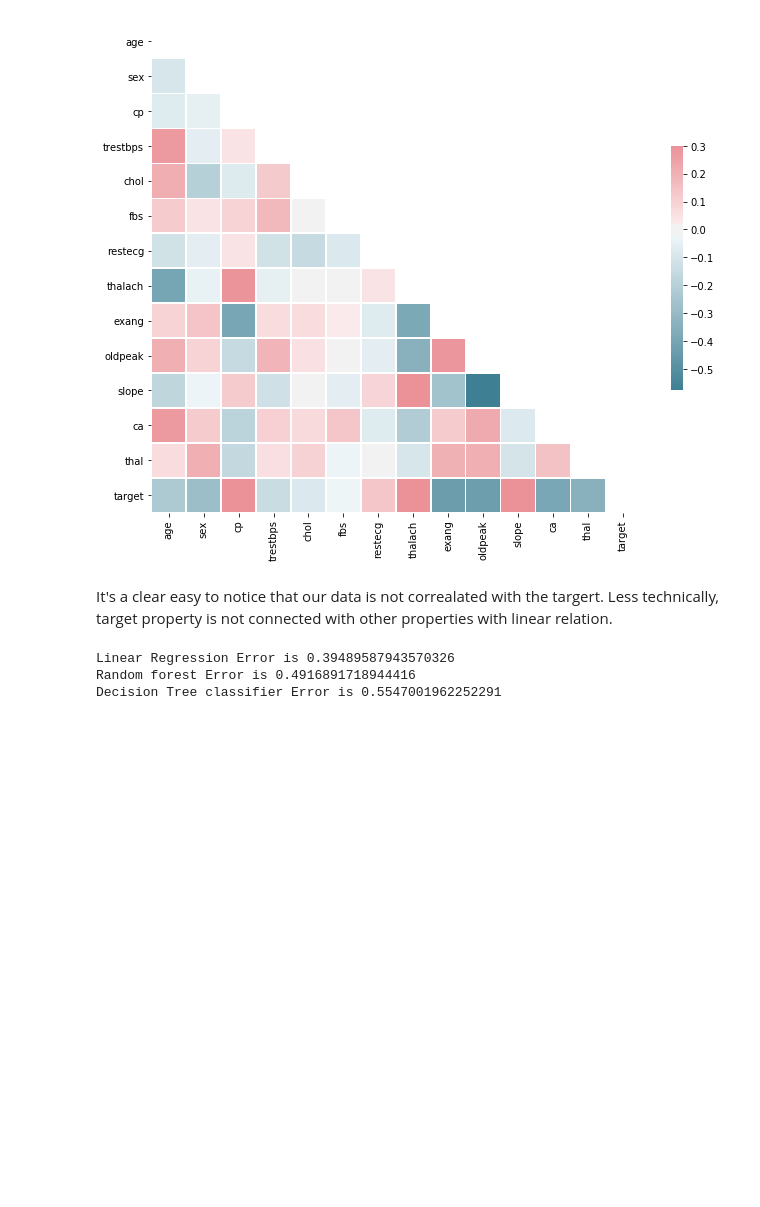
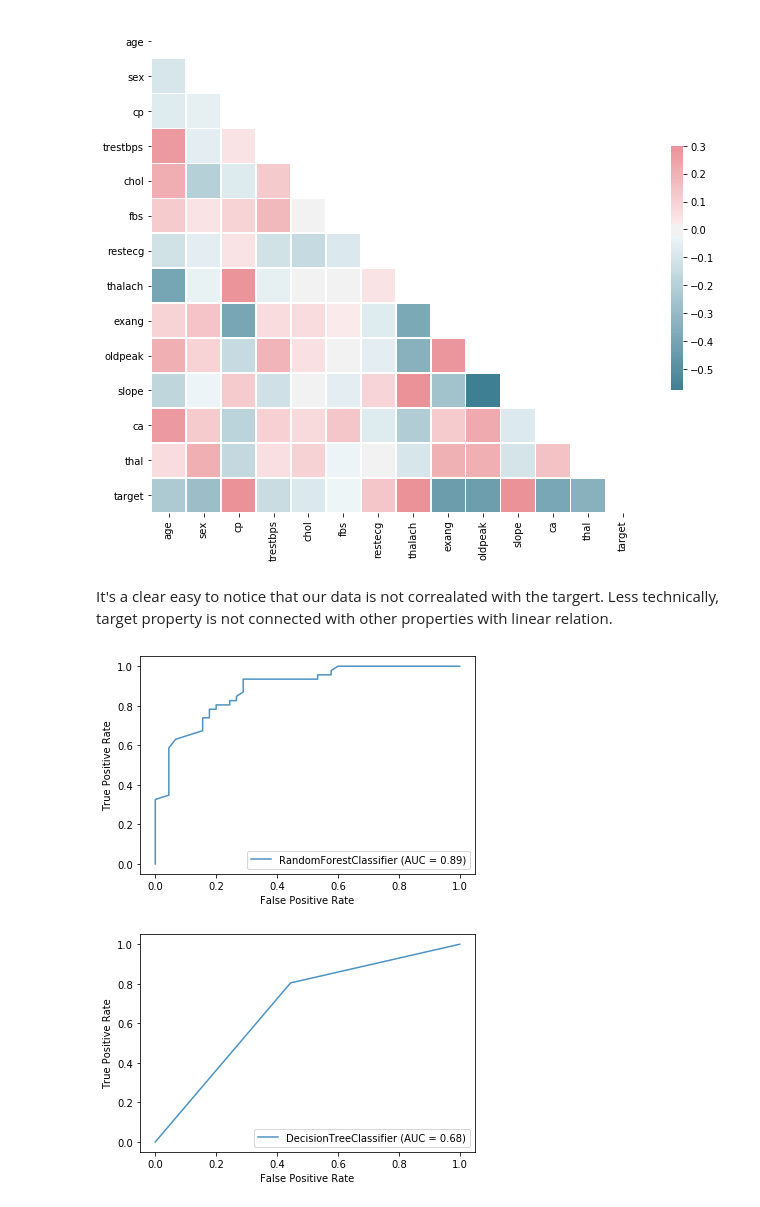
Before and after one commit to IbrahimShamma99/Heart-Disease, a Jupyter notebook: main.ipynb, the cells around one changed output. Saved outputs shown, nothing was run; the diff lists cells and outputs as text; code cells hidden in the pictures; blank space fills up the shorter version.

```diff
--- a/main.ipynb
+++ b/main.ipynb
@@ -128,8 +128,8 @@ def ModelBind(func):
     y_pred = model.predict(x_test)
     error = np.sqrt(mean_squared_error(y_test, y_pred))
     ax = plt.gca()
-    rfc_disp = plot_roc_curve(model,x_test, y_test, ax=ax, alpha=0.8)
+    disp = plot_roc_curve(model,x_test, y_test, ax=ax, alpha=0.8)
     plt.show()
-    print(error)
+    #print("{} Error is ".format(modelName) + str(modelerr))
 # %%
 def Log(modelName,modelerr):
@@ -136,16 +137,15 @@ def Log(modelName,modelerr):
 # %%
 #TODO Fix this to be encpsulated
-LinearRegressionError = ModelBind(LinearRegression)
+#LinearRegressionError = ModelBind(LinearRegression)
 RandomForestError = ModelBind(RandomForestClassifier)
 DecisionTreeError = ModelBind(DecisionTreeClassifier)
+# %% [output]
+[figure, added]
+[figure, added]
 # %%
 Log("Linear Regression",LinearRegressionError)
 Log("Random forest",RandomForestError)
 Log("Decision Tree classifier", DecisionTreeError)
-# %% [output]
-Linear Regression Error is 0.39489587943570326
-Random forest Error is 0.4916891718944416
-Decision Tree classifier Error is 0.5547001962252291
 # %%
 #TEST
 model = RandomForestClassifier()
```
Also changed, not shown: parts of 2 cells of this notebook.
